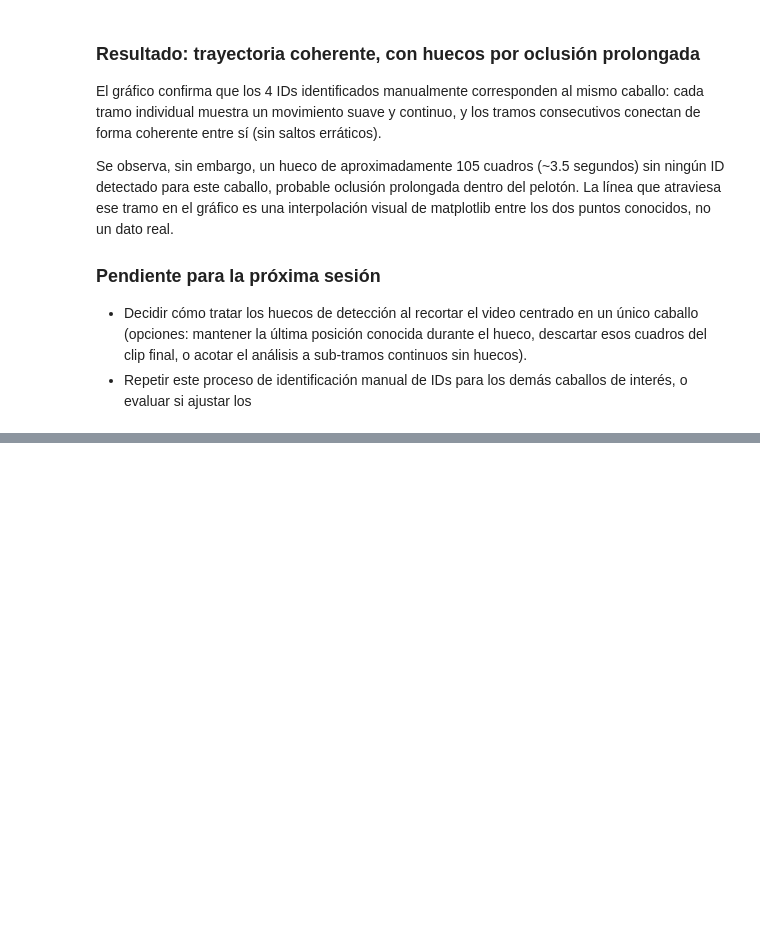
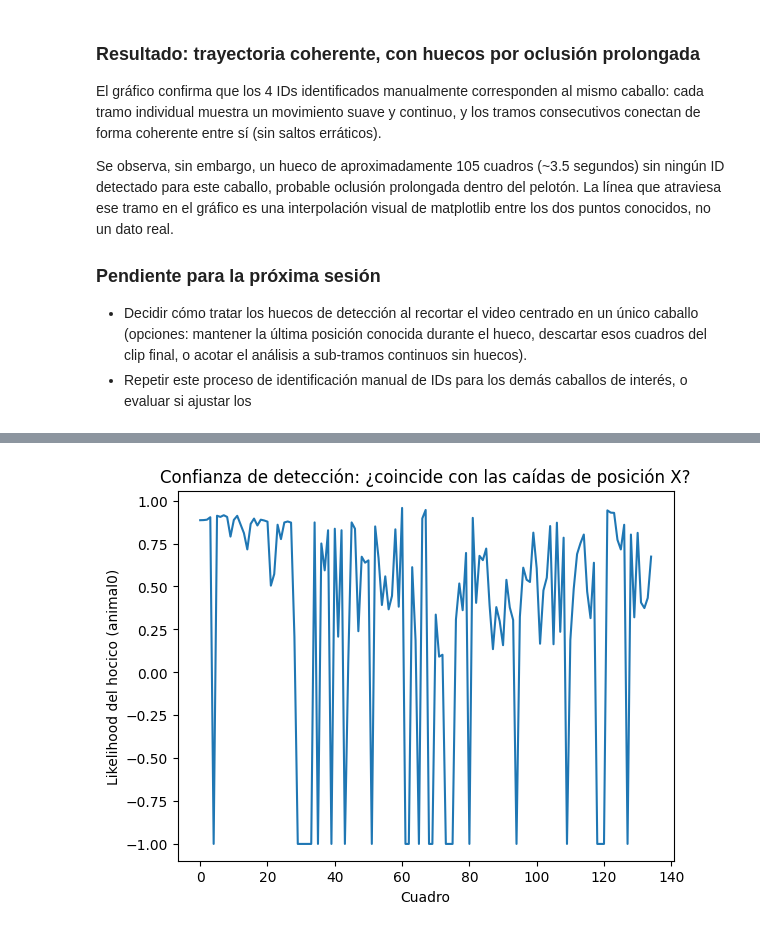
Before and after one commit to nachocabra/tesis-biomecanica-caballos, a Jupyter notebook: tesis_pipeline_pose_estimation.ipynb, the cells around one changed output, grey strips where cells are left out. Cells and saved outputs as stored; diff of their text form; code cells hidden in the pictures; blank space fills up the shorter version.

```diff
--- a/tesis_pipeline_pose_estimation.ipynb
+++ b/tesis_pipeline_pose_estimation.ipynb
@@ -1269,0 +1654,10 @@ dos puntos conocidos, no un dato real.
+# %%
+likelihood_nose_aislado = df_aislado.xs(('animal0', 'nose', 'likelihood'), level=('individuals', 'bodyparts', 'coords'), axis=1)
+
+plt.plot(likelihood_nose_aislado)
+plt.xlabel('Cuadro')
+plt.ylabel('Likelihood del hocico (animal0)')
+plt.title('Confianza de detección: ¿coincide con las caídas de posición X?')
+plt.show()
+# %% [output]
+[figure, added]
```
Also changed, not shown: parts of 39 cells of this notebook.
